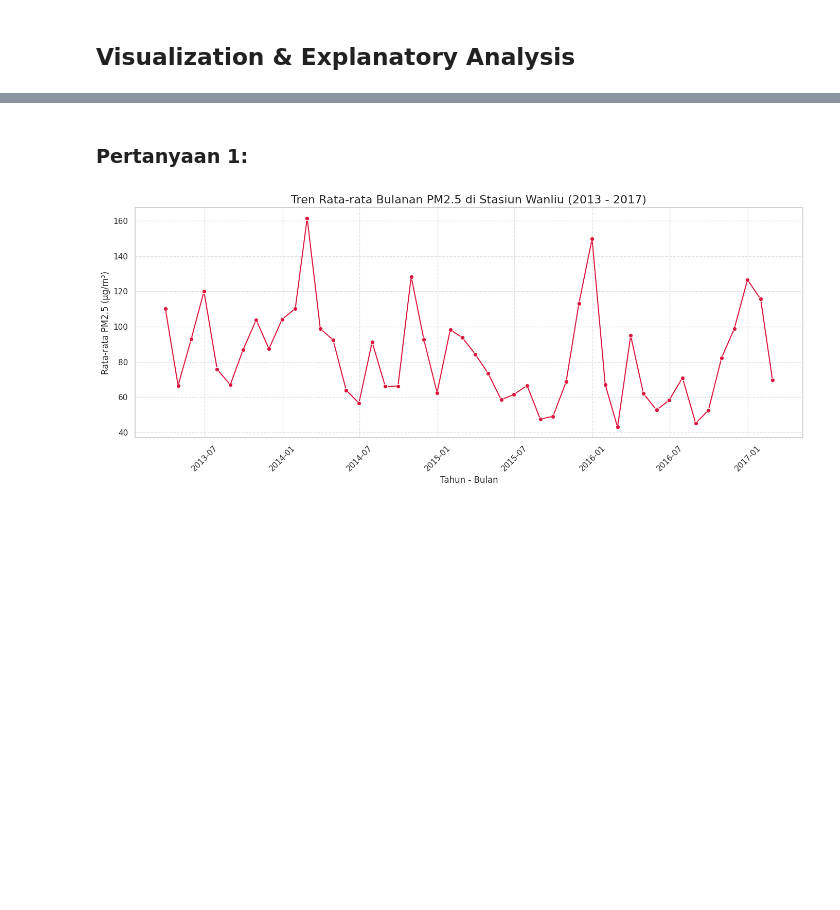
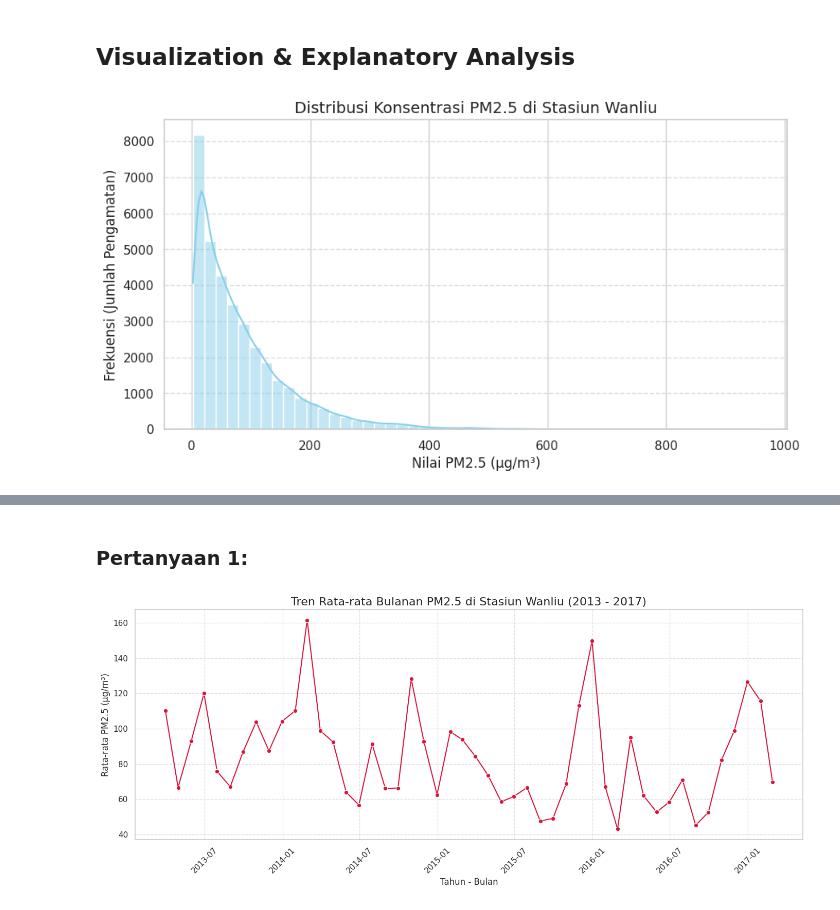
Before and after one commit to rachmadnanda/SubmissionDataAnalysisDicoding, a Jupyter notebook: notebook.ipynb, the cells around one changed output, grey strips where cells are left out. Saved outputs shown, nothing was run; the diff lists cells and outputs as text; code cells hidden in the pictures; blank space fills up the shorter version.

```diff
--- a/notebook.ipynb
+++ b/notebook.ipynb
@@ -179,2 +228,15 @@ WSPM  -0.244767  0.006754  1.000000
 # %% [markdown]
 ## Visualization & Explanatory Analysis
+# %%
+# --- Visualisasi Univariate ---
+# Melihat distribusi/penyebaran data dari polutan PM2.5
+plt.figure(figsize=(10, 5))
+sns.histplot(df_wanliu['PM2.5'], bins=50, kde=True, color='skyblue')
+
+plt.title('Distribusi Konsentrasi PM2.5 di Stasiun Wanliu', fontsize=14)
+plt.xlabel('Nilai PM2.5 (µg/m³)', fontsize=12)
+plt.ylabel('Frekuensi (Jumlah Pengamatan)', fontsize=12)
+plt.grid(axis='y', linestyle='--', alpha=0.7)
+plt.show()
+# %% [output]
+[figure, added]
```
Also changed, not shown: parts of 16 cells of this notebook, 1 other file.
